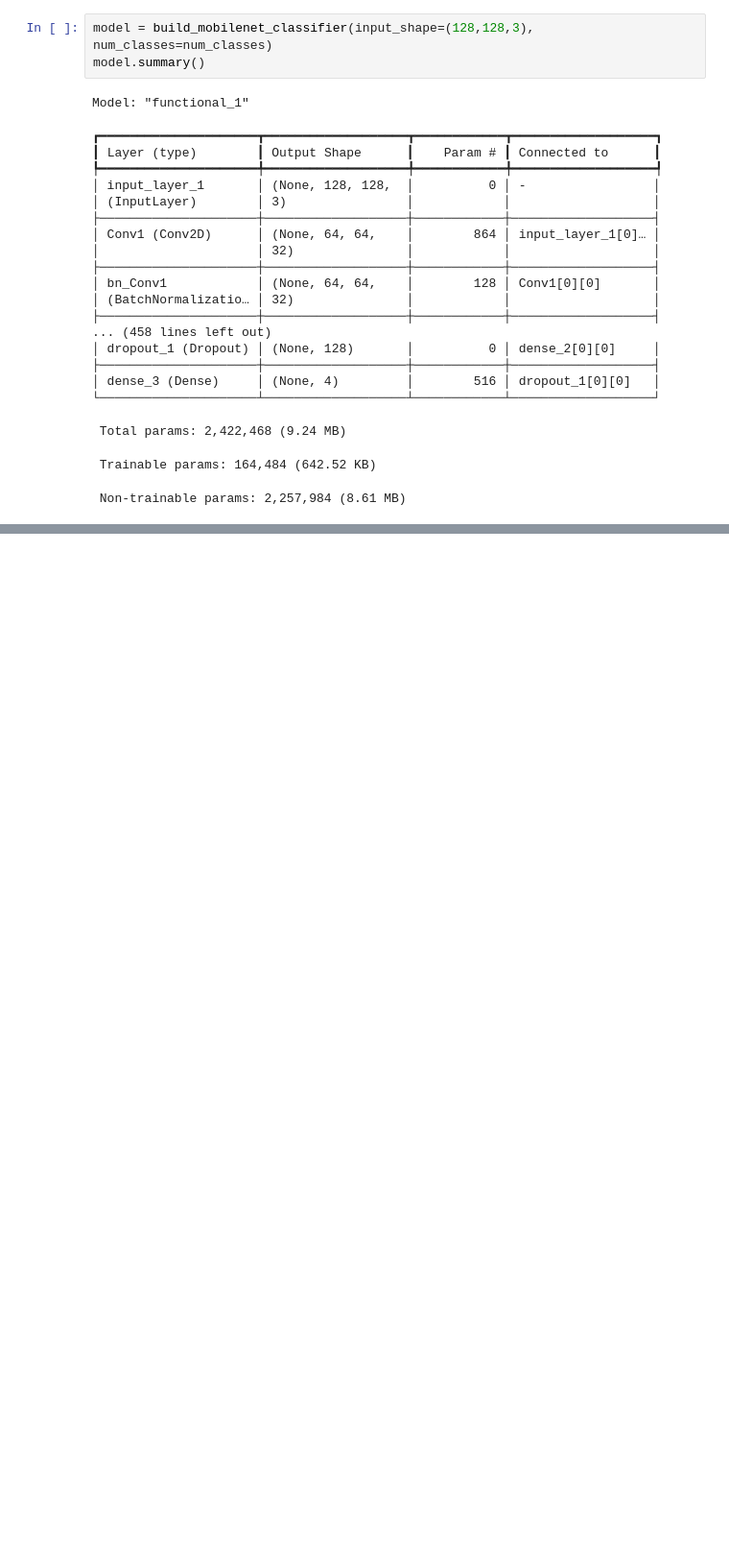
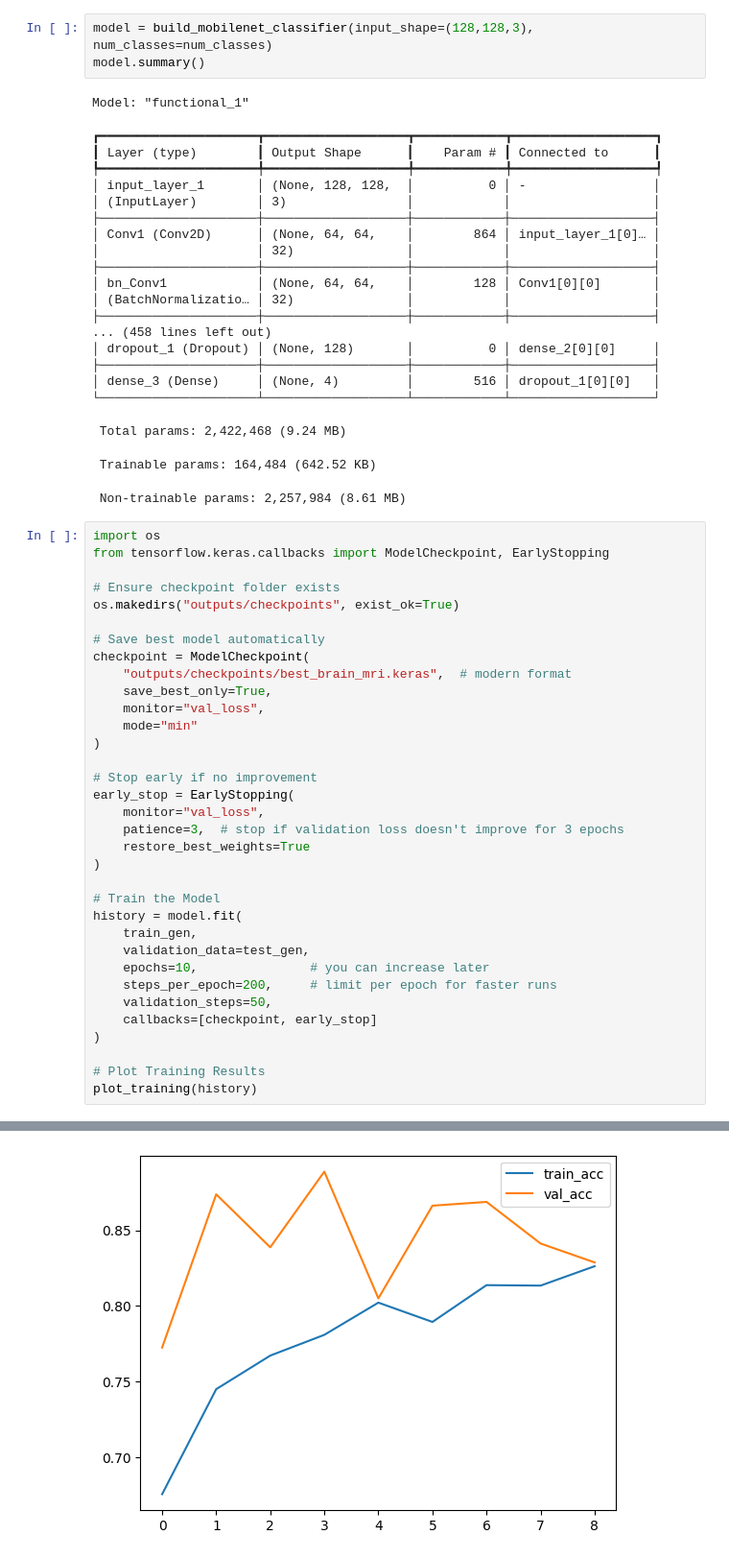
Before and after one commit to SourangshuKundu723/Brain-Tumor-Classification-using-Deep-Learning, a Jupyter notebook: notebooks/brain_mri_classification.ipynb, the cells around one changed output, grey strips where cells are left out. Shown at 96% size. Drawn from its saved outputs; the diff is of its cells as text; blank space fills up the shorter version.

Commit message:
Add training callbacks and plot training results

```diff
--- a/notebooks/brain_mri_classification.ipynb
+++ b/notebooks/brain_mri_classification.ipynb
@@ -136,3 +136,38 @@ Model: "functional_1"
  Total params: 2,422,468 (9.24 MB)
  Trainable params: 164,484 (642.52 KB)
  Non-trainable params: 2,257,984 (8.61 MB)
+# %%
+import os
+from tensorflow.keras.callbacks import ModelCheckpoint, EarlyStopping
+
+# Ensure checkpoint folder exists
+os.makedirs("outputs/checkpoints", exist_ok=True)
+
+# Save best model automatically
+checkpoint = ModelCheckpoint(
+    "outputs/checkpoints/best_brain_mri.keras",  # modern format
+    save_best_only=True,
+    monitor="val_loss",
+    mode="min"
+)
+
+# Stop early if no improvement
+early_stop = EarlyStopping(
+    monitor="val_loss",
+    patience=3,  # stop if validation loss doesn't improve for 3 epochs
+    restore_best_weights=True
+)
+
+# Train the Model
+history = model.fit(
+    train_gen,
+    validation_data=test_gen,
+    epochs=10,               # you can increase later
+    steps_per_epoch=200,     # limit per epoch for faster runs
+    validation_steps=50,
+    callbacks=[checkpoint, early_stop]
+)
+
+# Plot Training Results
+plot_training(history)
+# %% [output]
@@ -138,0 +192 @@ Model: "functional_1"
+[figure, added]
```
Also changed, not shown: parts of 1 cell of this notebook.
